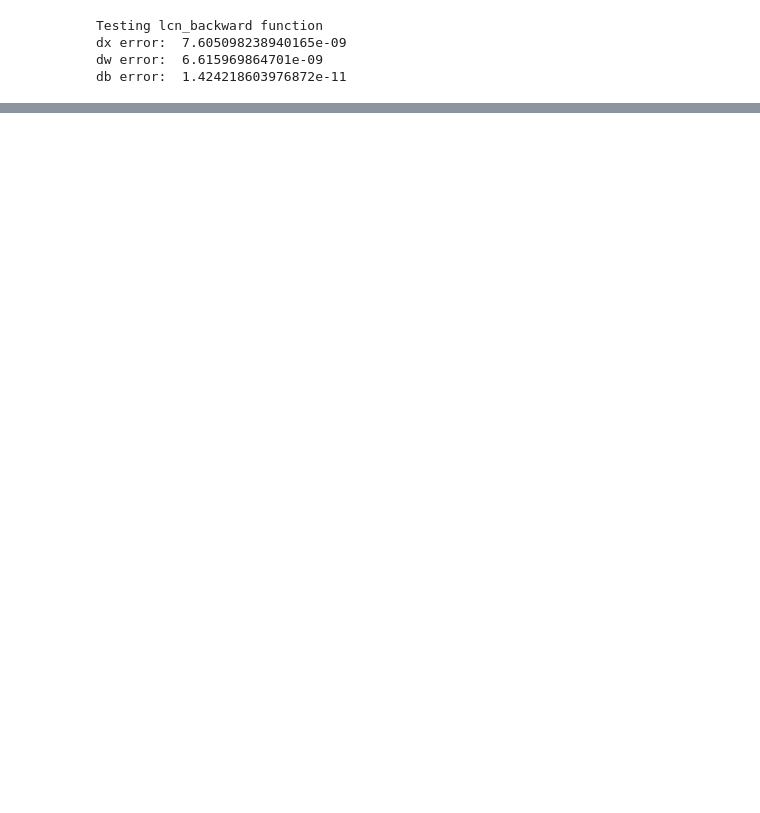
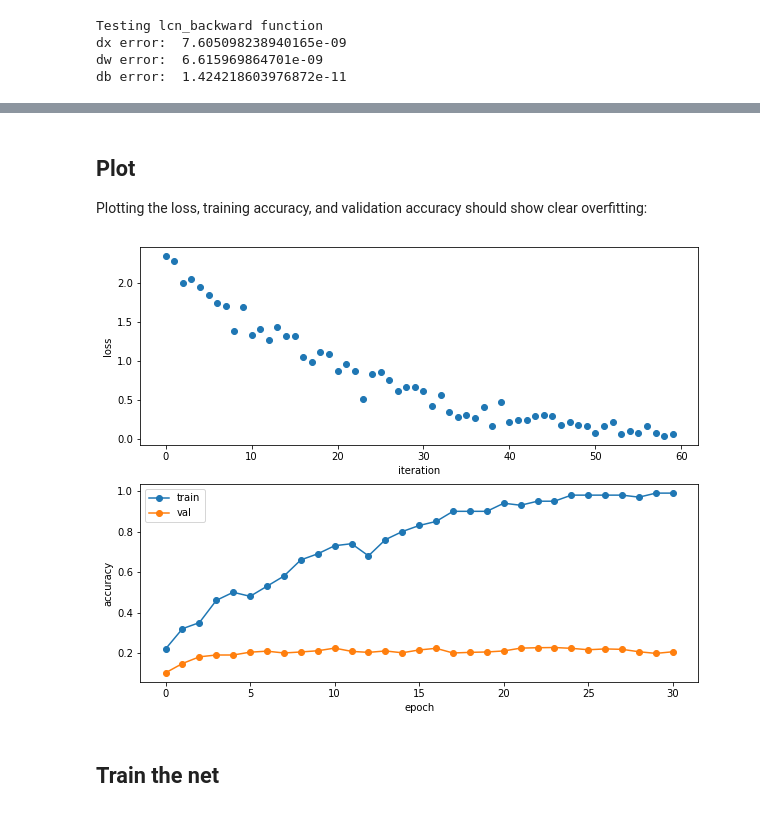
Before and after one commit to kuma-chang/CS682_LCN, a Jupyter notebook: LCN/LocallyConnectedNeuralNetwork.ipynb, the cells around one changed output, grey strips where cells are left out. Cells and saved outputs as stored; diff of their text form; code cells hidden in the pictures; blank space fills up the shorter version.

Commit message:
overfit to epoch=15/30 and train with all data

```diff
--- a/LCN/LocallyConnectedNeuralNetwork.ipynb
+++ b/LCN/LocallyConnectedNeuralNetwork.ipynb
@@ -180,0 +166,24 @@ solver.train()
+# %%
+np.random.seed(231)
+
+num_train = 100
+small_data = {
+  'X_train': data['X_train'][:num_train],
+  'y_train': data['y_train'][:num_train],
+  'X_val': data['X_val'],
+  'y_val': data['y_val'],
+}
+
+model = ThreeLayerLCNNet(weight_scale=1e-2)
+
+solver = Solver(model, small_data,
+                num_epochs=30, batch_size=50,
+                update_rule='adam',
+                optim_config={
+                  'learning_rate': 1e-3,
+                },
+                verbose=True, print_every=1)
+t0 = time()
+solver.train()
+t1 = time()
+print('ThreeLayerLCNNet: %fs' % (t1 - t0))
@@ -180,0 +208,20 @@ solver.train()
+# %% [markdown]
+## Plot
+Plotting the loss, training accuracy, and validation accuracy should show clear overfitting:
+# %%
+plt.subplot(2, 1, 1)
+plt.plot(solver.loss_history, 'o')
+plt.xlabel('iteration')
+plt.ylabel('loss')
+
+plt.subplot(2, 1, 2)
+plt.plot(solver.train_acc_history, '-o')
+plt.plot(solver.val_acc_history, '-o')
+plt.legend(['train', 'val'], loc='upper left')
+plt.xlabel('epoch')
+plt.ylabel('accuracy')
+plt.show()
+# %% [output]
+[figure, added]
+# %% [markdown]
+## Train the net
```
Also changed, not shown: parts of 7 cells of this notebook, 2 other files.
